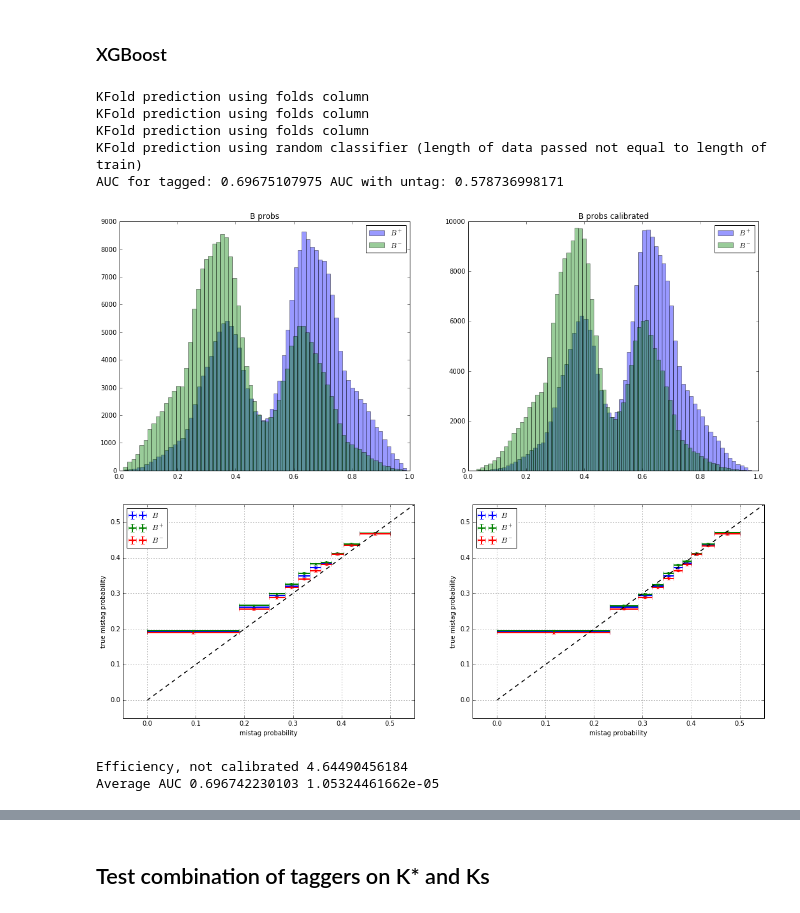
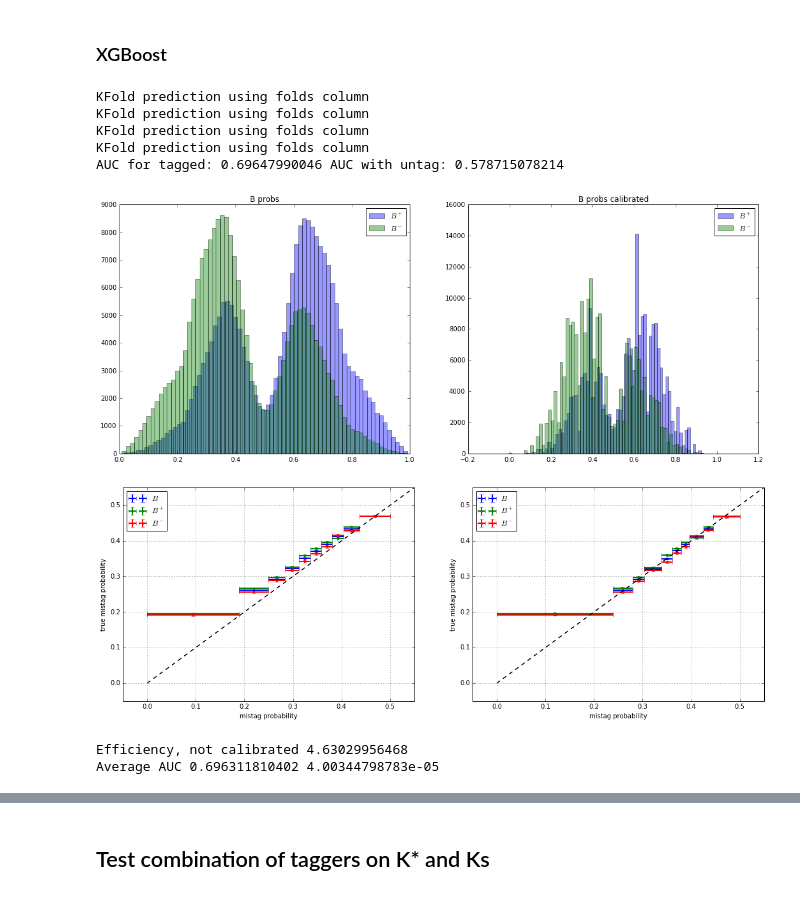
Before and after one commit to tlikhomanenko/tagging_LHCb, a Jupyter notebook: MC/old-tagging-MC.ipynb, the cells around one changed output, grey strips where cells are left out. Saved outputs shown, nothing was run; the diff lists cells and outputs as text; code cells hidden in the pictures.

```diff
--- a/MC/old-tagging-MC.ipynb
+++ b/MC/old-tagging-MC.ipynb
@@ -114,11 +109,11 @@ estimators = OrderedDict()
 from rep.estimators import XGBoostClassifier
 from rep.metaml import FoldingClassifier
 
-xgb_base_ele = XGBoostClassifier(colsample=1.0, eta=0.01, nthreads=4,
-                                 n_estimators=200, subsample=0.3, max_depth=5)
+xgb_base_ele = XGBoostClassifier(colsample=0.8, eta=0.01, nthreads=4,
+                                 n_estimators=200, subsample=0.5, max_depth=5)
 
-xgb_base_other = XGBoostClassifier(colsample=1.0, eta=0.01, nthreads=4,
-                                   n_estimators=500, subsample=0.3, max_depth=3)
+xgb_base_other = XGBoostClassifier(colsample=0.8, eta=0.01, nthreads=4,
+                                   n_estimators=500, subsample=0.5, max_depth=5)
 
 for key, data in datasets.items():
     if 'e' in key:
@@ -126,7 +121,7 @@ for key, data in datasets.items():
     else:
         xgb_base = xgb_base_other
 
-    estimators[key + '_xgboost'] = FoldingClassifier(xgb_base, n_folds=2, random_state=11, parallel_profile='ssh-py2',
+    estimators[key + '_xgboost'] = FoldingClassifier(xgb_base, n_folds=2, random_state=523,
                                                      features=features[key])
     estimators[key + '_xgboost'].fit(data, data['label'], data['N_sig_sw'])
 # %% [markdown]
@@ -156,6 +151,5 @@ for key, data in datasets.items():
         tmva_base = tmva_base_muon
     else:
         tmva_base = tmva_base_kaon_vtx
-    estimators[key + '_tmva'] = FoldingClassifier(tmva_base, n_folds=2, random_state=11, parallel_profile='ssh-py2',
-                                                  features=features[key])
+    estimators[key + '_tmva'] = FoldingClassifier(tmva_base, n_folds=2, random_state=523, features=features[key])
     estimators[key + '_tmva'].fit(data, data['label'], data['N_sig_sw'])
@@ -162,7 +174,7 @@ for key, data in datasets.items():
 # %%
-import cPickle
-with open('../models/old-tagging-MC.pkl', 'r') as f:
-    estimators = cPickle.load(f)
+# import cPickle
+# with open('../models/old-tagging-MC.pkl', 'r') as f:
+#     estimators = cPickle.load(f)
 # %%
 import cPickle
 with open('../models/old-tagging-MC.pkl', 'w') as f:
@@ -212,7 +224,7 @@ e_tmva Ks AUC: 0.576398177394
 
 using isotonic final calibration with bootstrap
 # %%
-from utils import predict_by_estimator, calibrate_probs, run_taggers_combination
+from utils import predict_by_estimator, calibrate_probs, estimate_taggers_old_scheme
 
 def combine(estimators, datasets, keys, N_B_events, logistic=False,
             return_calibrations=False, logistic_combined=True, model_name=None, with_roc=False):
@@ -235,9 +247,9 @@ def combine(estimators, datasets, keys, N_B_events, logistic=False,
                                                        'weight': data.N_sig_sw.values,
                                                        'signB': data.signB.values}, index=ids)
 
-    calibrator_B, table, roc = run_taggers_combination(data_with_predictions, keys, N_B_events,
-                                                       model_name=','.join(keys) if model_name is None else model_name,
-                                                       logistic_combined=logistic_combined)
+    calibrator_B, table, roc = estimate_taggers_old_scheme(data_with_predictions, keys, N_B_events,
+                                                           model_name=','.join(keys) if model_name is None else model_name,
+                                                           logistic_combined=logistic_combined)
     if return_calibrations and with_roc:
         return table, calibrators_tracks, calibrator_B, roc
     elif return_calibrations and not with_roc:
@@ -427,21 +443,22 @@ Average AUC 0.68927653109 2.0273641078e-05
 # %%
 figsize(18, 7)
 
 x, calibrator_tracks_comb, calibrator_B_comb, roc_curve_old = combine(test_estimators, datasets,
                                                                       ['K', 'e', 'mu', 'vtx'], N_B_events,
                                                                       logistic=True, return_calibrations=True,
+                                                                      logistic_combined=False,
                                                                       model_name='xgboost combination', with_roc=True)
 results_separate.append(x)
 # %% [output]
 KFold prediction using folds column
 KFold prediction using folds column
 KFold prediction using folds column
-KFold prediction using random classifier (length of data passed not equal to length of train)
-AUC for tagged: 0.69675107975 AUC with untag: 0.578736998171
+KFold prediction using folds column
+AUC for tagged: 0.69647990046 AUC with untag: 0.578715078214
-[figure, old version]
+[figure, new version]
-[figure, old version]
+[figure, new version]
-Efficiency, not calibrated 4.64490456184
-Average AUC 0.696742230103 1.05324461662e-05
+Efficiency, not calibrated 4.63029956468
+Average AUC 0.696311810402 4.00344798783e-05
 # %%
 pandas.concat(results_separate)
 # %% [output]
```
Also changed, not shown: parts of 57 cells of this notebook, 36 other files.
